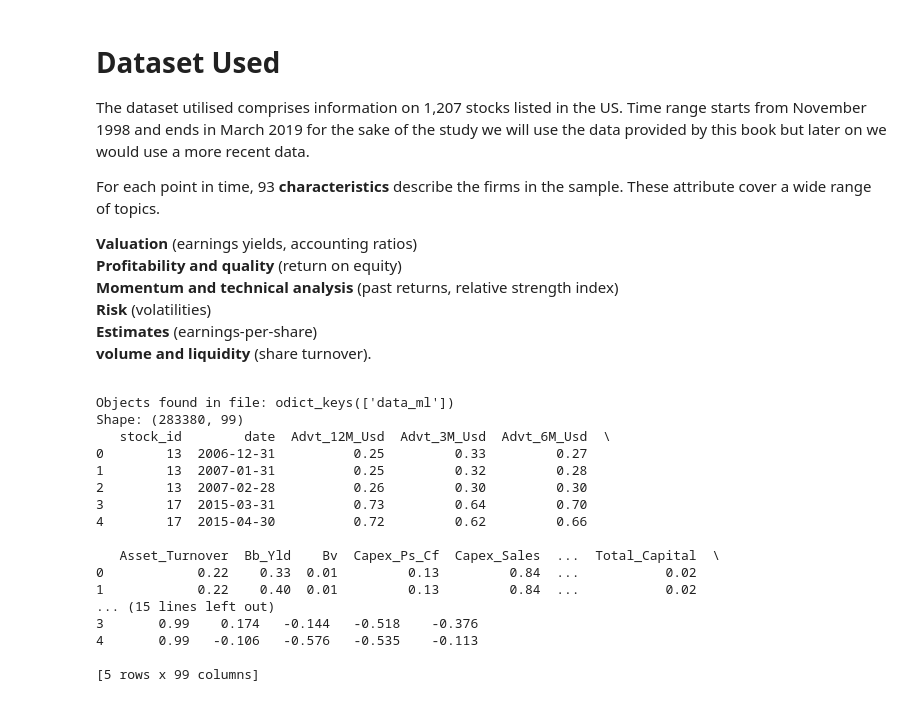
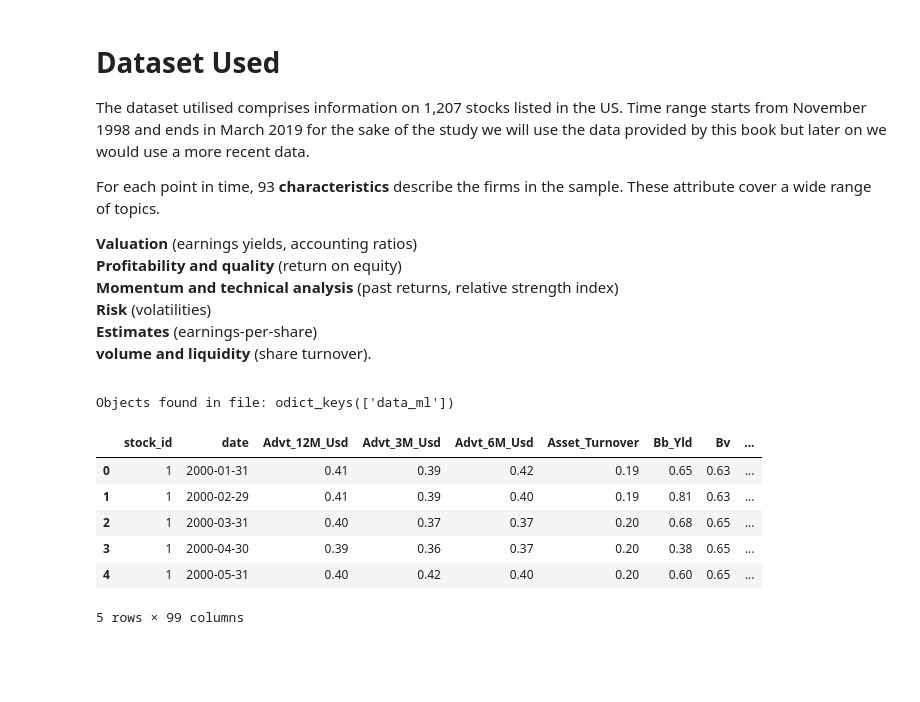
Before and after one commit to David-Ogunsanya/Machine_Learnig_Investing, a Jupyter notebook: ML_journey/ml_work_part_1.ipynb, the cells around one changed output. Drawn from its saved outputs; the diff is of its cells as text; code cells hidden in the pictures; blank space fills up the shorter version.

```diff
--- a/ML_journey/ml_work_part_1.ipynb
+++ b/ML_journey/ml_work_part_1.ipynb
@@ -18,28 +23,24 @@
 # %%
-import pyreadr
-import pandas as pd
+
 
 result = pyreadr.read_r("../Data/data_ml.RData")
 print("Objects found in file:", result.keys())
 data_ml = result["data_ml"]
 
-print(f"Shape: {data_ml.shape}")
-print(data_ml.head())
+#Convert date column to datetime if it isn't already
+data_ml["date"] = pd.to_datetime(data_ml["date"])
+
+#filtering to the textbook range
+mask = (data_ml["date"] > "1999-12-31") & (data_ml["date"] < "2019-01-01")
+data_ml = data_ml.loc[mask].sort_values(by=["stock_id", "date"]).reset_index(drop=True)
+
+data_ml.head()
 # %% [output]
 Objects found in file: odict_keys(['data_ml'])
-Shape: (283380, 99)
-   stock_id        date  Advt_12M_Usd  Advt_3M_Usd  Advt_6M_Usd  \
-0        13  2006-12-31          0.25         0.33         0.27
-1        13  2007-01-31          0.25         0.32         0.28
-2        13  2007-02-28          0.26         0.30         0.30
-3        17  2015-03-31          0.73         0.64         0.70
-4        17  2015-04-30          0.72         0.62         0.66
-
-   Asset_Turnover  Bb_Yld    Bv  Capex_Ps_Cf  Capex_Sales  ...  Total_Capital  \
-0            0.22    0.33  0.01         0.13         0.84  ...           0.02
-1            0.22    0.40  0.01         0.13         0.84  ...           0.02
-... (15 lines left out)
-3       0.99    0.174   -0.144   -0.518    -0.376
-4       0.99   -0.106   -0.576   -0.535    -0.113
-
-[5 rows x 99 columns]
+|  | stock_id | date | Advt_12M_Usd | Advt_3M_Usd | Advt_6M_Usd | Asset_Turnover | Bb_Yld | Bv | ... |
+| 0 | 1 | 2000-01-31 | 0.41 | 0.39 | 0.42 | 0.19 | 0.65 | 0.63 | ... |
+| 1 | 1 | 2000-02-29 | 0.41 | 0.39 | 0.40 | 0.19 | 0.81 | 0.63 | ... |
+| 2 | 1 | 2000-03-31 | 0.40 | 0.37 | 0.37 | 0.20 | 0.68 | 0.65 | ... |
+| 3 | 1 | 2000-04-30 | 0.39 | 0.36 | 0.37 | 0.20 | 0.38 | 0.65 | ... |
+| 4 | 1 | 2000-05-31 | 0.40 | 0.42 | 0.40 | 0.20 | 0.60 | 0.65 | ... |
+5 rows × 99 columns
```
Also changed, not shown: parts of 11 cells of this notebook.
